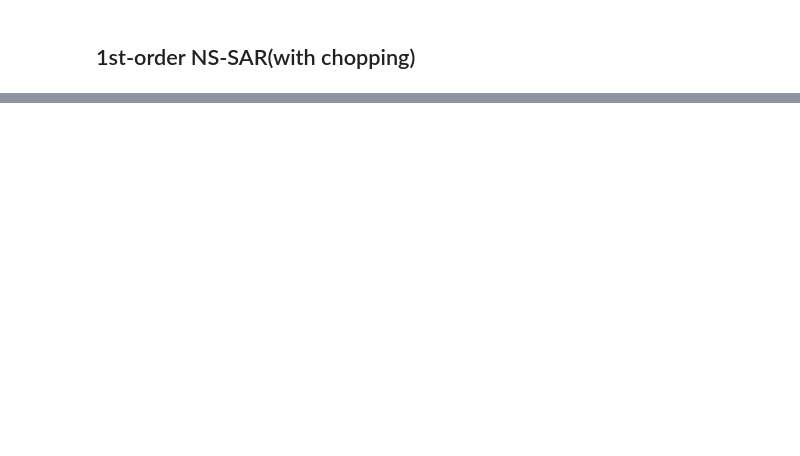
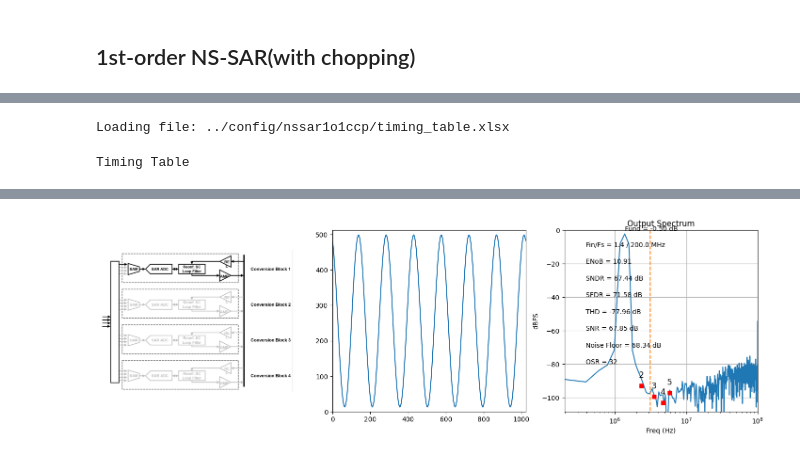
Before and after one commit to lin-k23/RISCA, a Jupyter notebook: sim.ipynb, the cells around one changed output, grey strips where cells are left out. Drawn from its saved outputs; the diff is of its cells as text; code cells hidden in the pictures; blank space fills up the shorter version.

```diff
--- a/sim.ipynb
+++ b/sim.ipynb
@@ -118,3 +162,12 @@ offset_nocal = -0.23 LSB
 <figure>
   <img src="https://i.imgur.com/bkj8NjW.png" width="600"/>
 </figure>
+# %%
+pr['conf_name']=select('2-stage Pipe-Sar')
+pr_loaded = load_assembler_xlsx(os.path.join("../config",pr['conf_name']))
+pr.update(pr_loaded)
+cfg_info = pd.DataFrame(pr["conf_table"])
+display_dataframe(cfg_info,pr["conf_name"])
+da = RISCA_core(mdl, pr, signal_source(pr, mdl))
+test = Analyser(da, pr, mdl)
+test.mode_analyser()
@@ -126,3 +191,12 @@ offset_nocal = -0.23 LSB
 <figure>
   <img src="https://i.imgur.com/LfVP8de.png" width="600"/>
 </figure>
+# %%
+pr['conf_name']=select('3-stage Pipe-Sar')
+pr_loaded = load_assembler_xlsx(os.path.join("../config",pr['conf_name']))
+pr.update(pr_loaded)
+cfg_info = pd.DataFrame(pr["conf_table"])
+display_dataframe(cfg_info,pr["conf_name"])
+da = RISCA_core(mdl, pr, signal_source(pr, mdl))
+test = Analyser(da, pr, mdl)
+test.mode_analyser()
@@ -134,3 +220,15 @@ offset_nocal = -0.23 LSB
 <figure>
   <img src="https://i.imgur.com/lp6MLIP.png" width="600"/>
 </figure>
+# %%
+pr['conf_name']=select('1st-order NS-SAR(with chopping)')
+pr_loaded = load_assembler_xlsx(os.path.join("../config",pr['conf_name']))
+pr.update(pr_loaded)
+cfg_info = pd.DataFrame(pr["conf_table"])
+display_dataframe(cfg_info,pr["conf_name"])
+da = RISCA_core(mdl, pr, signal_source(pr, mdl))
+test = Analyser(da, pr, mdl)
+test.mode_analyser()
+# %% [output]
+Loading file: ../config/nssar1o1ccp/timing_table.xlsx
+Timing Table
@@ -136,0 +243 @@ offset_nocal = -0.23 LSB
+[figure, added]
```
Also changed, not shown: parts of 6 cells of this notebook.
